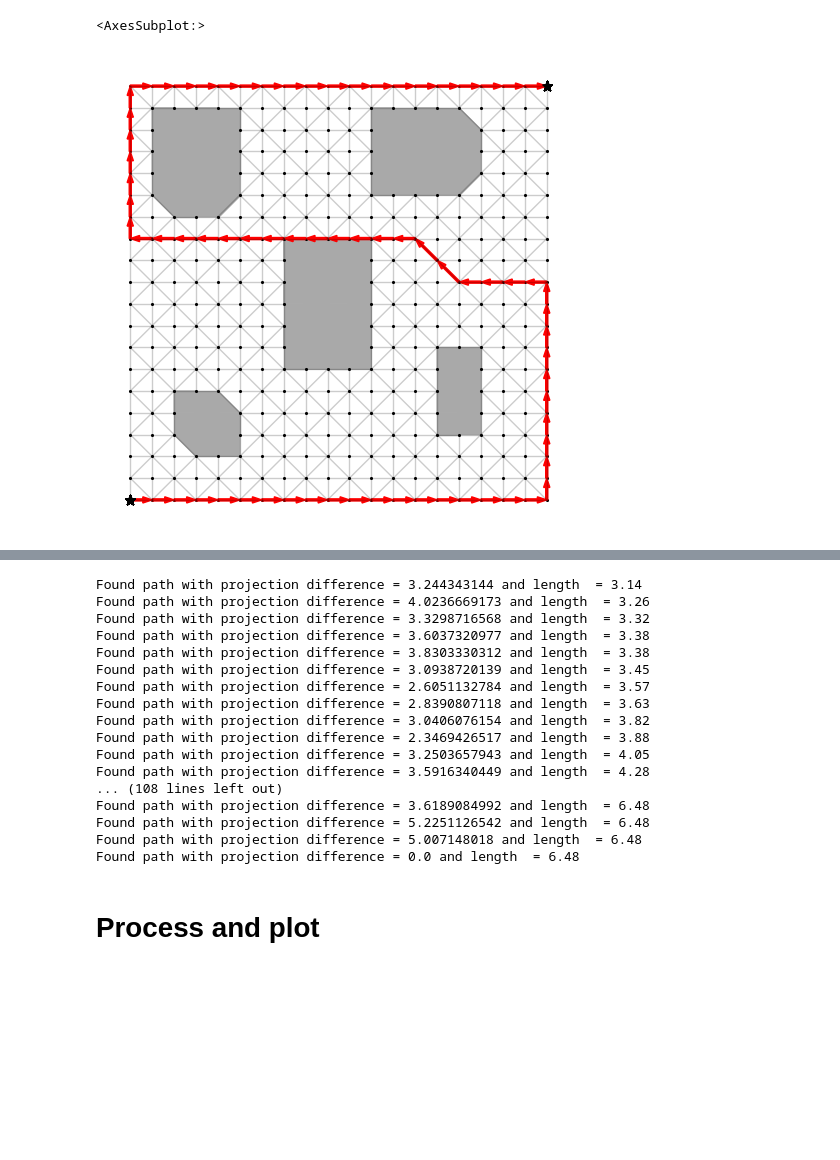
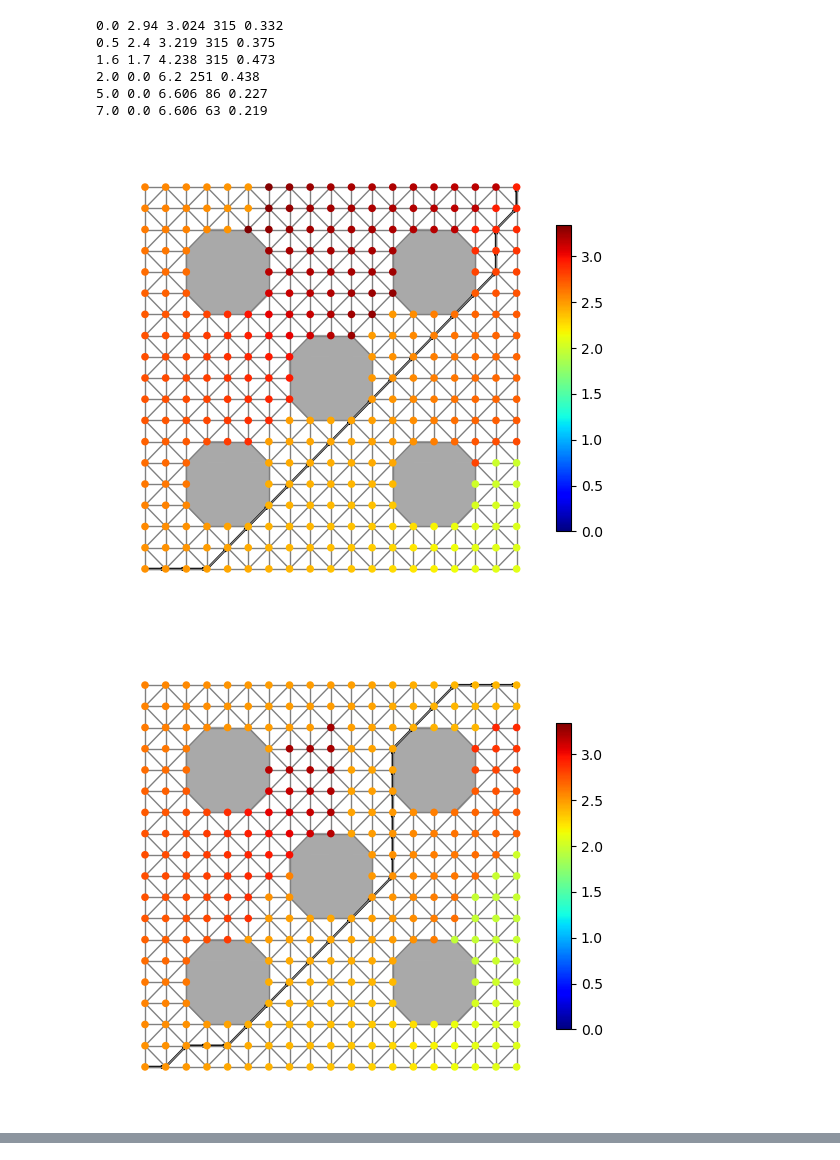
Before and after one commit to ctaveras1999/h-star, a Jupyter notebook: experiments/exp1.ipynb, the cells around one changed output, grey strips where cells are left out. Saved outputs shown, nothing was run; the diff lists cells and outputs as text; code cells hidden in the pictures; blank space fills up the shorter version.

```diff
--- a/experiments/exp1.ipynb
+++ b/experiments/exp1.ipynb
@@ -47,7 +75,4 @@ plot_sc(SC)
 # %%
-coords = np.array([(-1,-1), (1,-1), (1, 0), (-1,0.3), (-1,1), (1,1)])
+coords = np.array([(-1,-1), (1,-1), (1,0.1), (-1,0.1), (-1,1), (1,1)])
 ref_path = path_from_coords(SC, coords)
-plot_path(SC, ref_path, 'red', 'path')
+ref_proj = ref_path.proj
-# %% [output]
-<AxesSubplot:>
-[figure, removed]
@@ -68,0 +79,36 @@ np.savez(f"{folder}/exp1_data_prune", paths=paths_prune, lengths=path_lens_prune
+# %%
+paths, visit_orders, projs = [], [], []
+alphas = [0.0,0.5,1.6,2.0,5.0,7.0]
+
+vmin, vmax = np.inf, 0
+for i, alpha in enumerate(alphas):
+    path, _, prev, visit_order_full, other_paths, proj, elapsed = hstar(SC, ref_path, alpha, False, True, True)
+    visit_order =[x[0] for x in visit_order_full]
+    proj_vals = np.array([np.linalg.norm(proj[x] - ref_proj) for (i,x) in enumerate(proj) if SC.node_vec[i] != 0])
+    currmin = np.min(proj_vals)
+    currmax = np.max(proj_vals)
+    vmin = vmin if vmin < currmin else currmin
+    vmax = vmax if vmax > currmax else currmax
+    print(alpha, np.round(path.proj_diff(ref_path), 2), round(path.weight, 3), visit_order.index(path[-1]), np.round(elapsed, 3))
+    paths.append(path)
+    visit_orders.append(visit_order)
+    projs.append(proj)
+
+    unwanted_nodes = visit_order[visit_order.index(end)+1:]
+    other_paths_trunc = [x for x in other_paths if x.nodes[-1] not in unwanted_nodes]
+# %% [output]
+0.0 2.94 3.024 315 0.332
+0.5 2.4 3.219 315 0.375
+1.6 1.7 4.238 315 0.473
+2.0 0.0 6.2 251 0.438
+5.0 0.0 6.606 86 0.227
+7.0 0.0 6.606 63 0.219
+# %%
+folder = "../exp3_data"
+cmap=plt.cm.jet
+
+for i in range(len(alphas)):
+    plot_node_proj_diffs(SC, visit_orders[i], projs[i], ref_path, paths[i], vmin, vmax, f"{folder}/node_proj_diffs{i}.png", cmap, (6,6), 20, 'k', 0.005, 0.5)
+# %% [output]
+[figure, added]
+[figure, added]
@@ -69,27 +119,3 @@ np.savez(f"{folder}/exp1_data_prune", paths=paths_prune, lengths=path_lens_prune
 # %%
-# Bhattacharya
-
 eps = 1e-7
-start, end = ref_path[0], ref_path[-1]
-path_bhat, other_paths_bhat, num_visited_bhat = bhattacharya(SC, ref_path, start, end, eps, True, True)
-np.savez(f"{folder}/exp1_data_bhat",  path=path_bhat, others=other_paths_bhat, num_visited=num_visited_bhat)
+path_bhat, other_paths_bhat, num_visited_bhat, elapsed = bhattacharya(SC, ref_path, eps, True, False, True)
-# %% [output]
-Found path with projection difference = 3.244343144 and length  = 3.14
-Found path with projection difference = 4.0236669173 and length  = 3.26
-Found path with projection difference = 3.3298716568 and length  = 3.32
-Found path with projection difference = 3.6037320977 and length  = 3.38
-Found path with projection difference = 3.8303330312 and length  = 3.38
-Found path with projection difference = 3.0938720139 and length  = 3.45
-Found path with projection difference = 2.6051132784 and length  = 3.57
-Found path with projection difference = 2.8390807118 and length  = 3.63
-Found path with projection difference = 3.0406076154 and length  = 3.82
-Found path with projection difference = 2.3469426517 and length  = 3.88
-Found path with projection difference = 3.2503657943 and length  = 4.05
-Found path with projection difference = 3.5916340449 and length  = 4.28
-... (108 lines left out)
-Found path with projection difference = 3.6189084992 and length  = 6.48
-Found path with projection difference = 5.2251126542 and length  = 6.48
-Found path with projection difference = 5.007148018 and length  = 6.48
-Found path with projection difference = 0.0 and length  = 6.48
-# %% [markdown]
-# Process and plot
```
Also changed, not shown: parts of 20 cells of this notebook, 14 other files.
